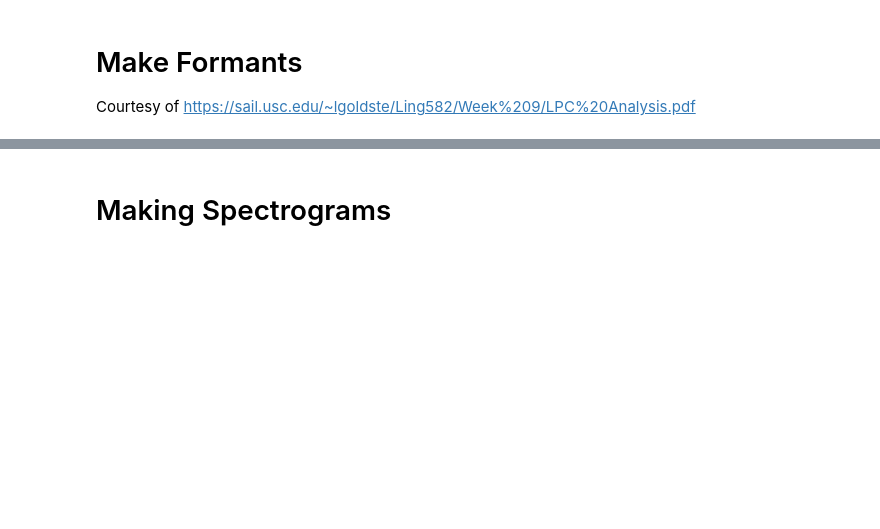
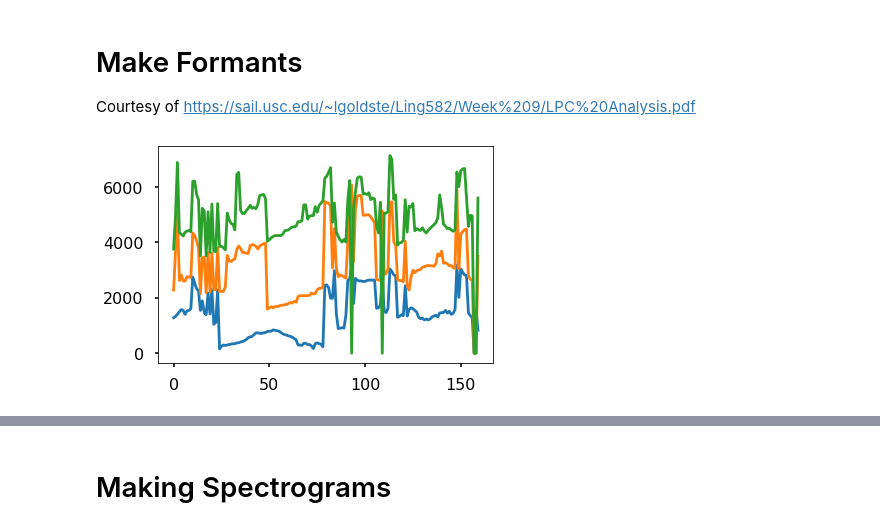
Before and after one commit to Calculasians/Praat, a Jupyter notebook: Spectrogram Level Activities.ipynb, the cells around one changed output, grey strips where cells are left out. Drawn from its saved outputs; the diff is of its cells as text; code cells hidden in the pictures; blank space fills up the shorter version.

Commit message:
formants

```diff
--- a/Spectrogram Level Activities.ipynb
+++ b/Spectrogram Level Activities.ipynb
@@ -195,0 +128,13 @@ lpc_diagram = list(map(list, zip(*lpc_diagram)))[::-1]
+# %%
+def formants(lpc_history, lpcf):
+    formant_history = []
+
+    for i in range(len(lpc_history)):
+        peaks, _ = find_peaks(lpc_history[i])
+        if (len(peaks) != 5):
+            peaks = np.concatenate([peaks, np.array([0]*(5-len(peaks)))]) # pad places where we didn't find 5 peaks
+        for j in range(len(peaks)):
+            peaks[j] = lpcf[peaks[j]]*sample_rate/(2*np.pi) # scaling peak values by actual frequency
+        formant_history.append(peaks)
+
+    return np.array(formant_history).T
@@ -196,3 +160,8 @@ lpc_diagram = list(map(list, zip(*lpc_diagram)))[::-1]
+# %%
+for i in range(0,3):
+    plt.plot(formant_history[i])
+# %% [output]
+[figure, added]
 # %%
 plt.imshow(lpc_diagram, extent=[0, 20000, 0, 8000])
 plt.xlabel("couple hundreds of seconds")
```
Also changed, not shown: parts of 27 cells of this notebook.
